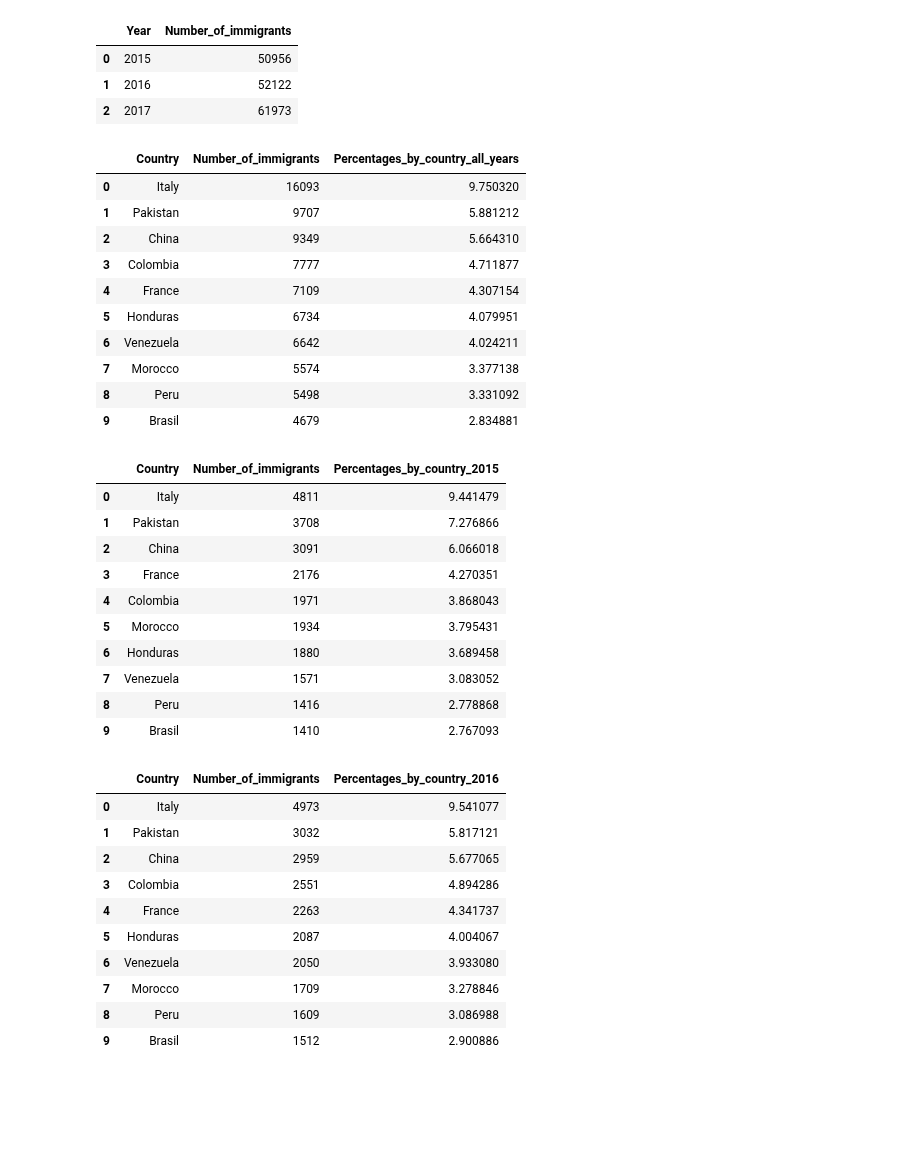
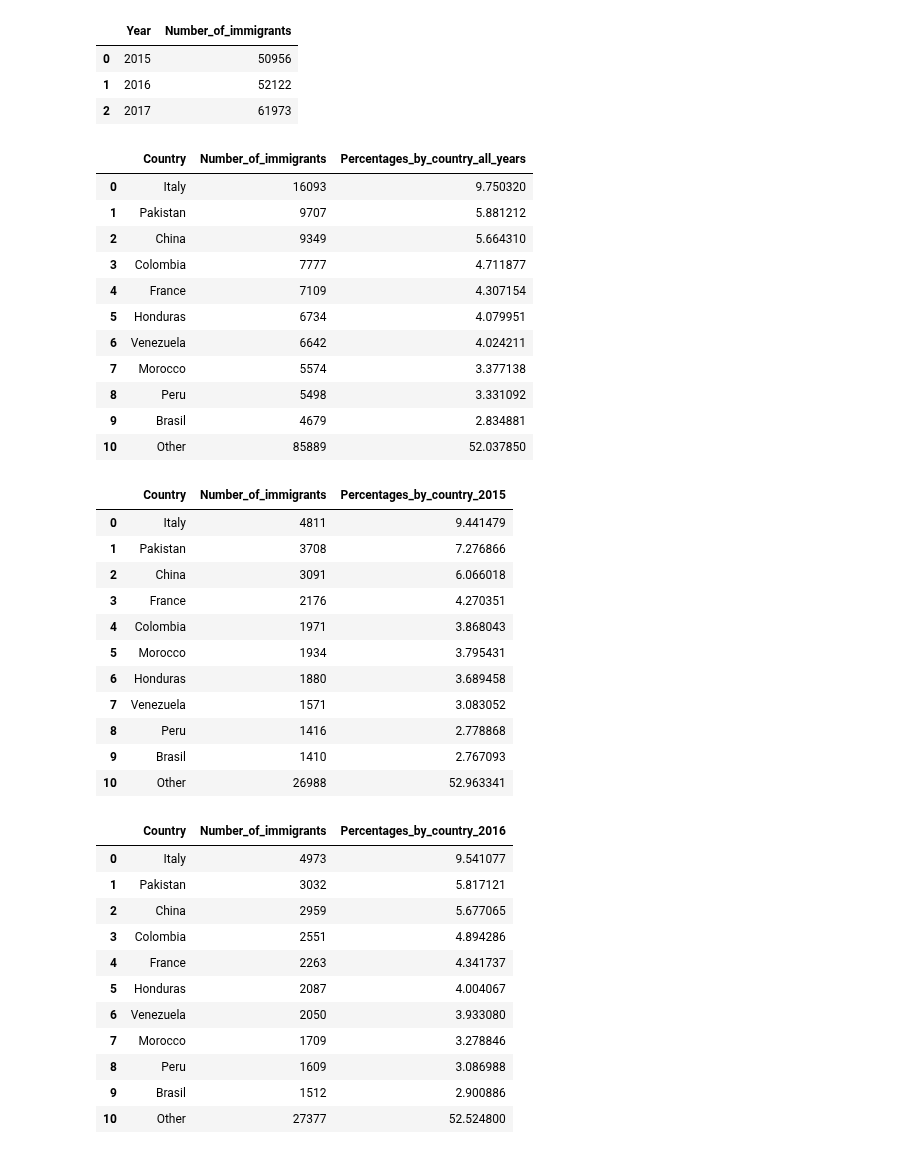
Before and after one commit to ta-data-bcn/Project-Week-2-Barcelona, a Jupyter notebook: your-project/immigrants_by_nationalities.ipynb, the cells around one changed output. Cells and saved outputs as stored; diff of their text form; code cells hidden in the pictures; blank space fills up the shorter version.

Commit message:
After inserting tables to the database

```diff
--- a/your-project/immigrants_by_nationalities.ipynb
+++ b/your-project/immigrants_by_nationalities.ipynb
@@ -423,27 +423,28 @@ increase_in_immigrantes
 | 2 | 2017 | 61973 |
 # %%
 # To create a table that shows the percentage of immigrants from the top 10 countries in the three years combined (2015, 2016 & 2017)
-percentages_by_country_all_years = pd.DataFrame({'Country': ['Italy', 'Pakistan', 'China', 'Colombia', 'France', 'Honduras', 'Venezuela', 'Morocco', 'Peru', 'Brasil'],
-                                                 'Number_of_immigrants': [italy_all_sum[0], pakistan_all_sum[0], china_all_sum[0], colombia_all_sum[0], france_all_sum[0], honduras_all_sum[0], venezuela_all_sum[0], morocco_all_sum[0], peru_all_sum[0], brasil_all_sum[0]],
-                                                 'Percentages_by_country_all_years': [percentage_italy_all[0], percentage_pakistan_all[0], percentage_china_all[0], percentage_colombia_all[0], percentage_france_all[0], percentage_honduras_all[0], percentage_venezuela_all[0], percentage_morocco_all[0], percentage_peru_all[0], percentage_brasil_all[0]]})
+percentages_by_country_all_years = pd.DataFrame({'Country': ['Italy', 'Pakistan', 'China', 'Colombia', 'France', 'Honduras', 'Venezuela', 'Morocco', 'Peru', 'Brasil', 'Other'],
+                                                 'Number_of_immigrants': [italy_all_sum[0], pakistan_all_sum[0], china_all_sum[0], colombia_all_sum[0], france_all_sum[0], honduras_all_sum[0], venezuela_all_sum[0], morocco_all_sum[0], peru_all_sum[0], brasil_all_sum[0], 85889],
+                                                 'Percentages_by_country_all_years': [percentage_italy_all[0], percentage_pakistan_all[0], percentage_china_all[0], percentage_colombia_all[0], percentage_france_all[0], percentage_honduras_all[0], percentage_venezuela_all[0], percentage_morocco_all[0], percentage_peru_all[0], percentage_brasil_all[0], 52.03785]})
 percentages_by_country_all_years
 # %% [output]
 |  | Country | Number_of_immigrants | Percentages_by_country_all_years |
 | 0 | Italy | 16093 | 9.750320 |
 | 1 | Pakistan | 9707 | 5.881212 |
 | 2 | China | 9349 | 5.664310 |
 | 3 | Colombia | 7777 | 4.711877 |
 | 4 | France | 7109 | 4.307154 |
 | 5 | Honduras | 6734 | 4.079951 |
 | 6 | Venezuela | 6642 | 4.024211 |
 | 7 | Morocco | 5574 | 3.377138 |
 | 8 | Peru | 5498 | 3.331092 |
 | 9 | Brasil | 4679 | 2.834881 |
+| 10 | Other | 85889 | 52.037850 |
 # %%
 # To create a table that shows the percentage of immigrants from the top 10 countries in 2015.
-percentages_by_country_2015 = pd.DataFrame({'Country': ['Italy', 'Pakistan', 'China', 'France', 'Colombia', 'Morocco', 'Honduras', 'Venezuela', 'Peru', 'Brasil'],
-                                                 'Number_of_immigrants': [italy_15_sum[0], pakistan_15_sum[0], china_15_sum[0], france_15_sum[0], colombia_15_sum[0], morocco_15_sum[0], honduras_15_sum[0], venezuela_15_sum[0], peru_15_sum[0], brasil_15_sum[0]],
-                                                 'Percentages_by_country_2015': [percentage_italy_2015[0], percentage_pakistan_2015[0], percentage_china_2015[0], percentage_france_2015[0], percentage_colombia_2015[0], percentage_morocco_2015[0], percentage_honduras_2015[0], percentage_venezuela_2015[0], percentage_peru_2015[0], percentage_brasil_2015[0]]})
+percentages_by_country_2015 = pd.DataFrame({'Country': ['Italy', 'Pakistan', 'China', 'France', 'Colombia', 'Morocco', 'Honduras', 'Venezuela', 'Peru', 'Brasil', 'Other'],
+                                                 'Number_of_immigrants': [italy_15_sum[0], pakistan_15_sum[0], china_15_sum[0], france_15_sum[0], colombia_15_sum[0], morocco_15_sum[0], honduras_15_sum[0], venezuela_15_sum[0], peru_15_sum[0], brasil_15_sum[0], 26988],
+                                                 'Percentages_by_country_2015': [percentage_italy_2015[0], percentage_pakistan_2015[0], percentage_china_2015[0], percentage_france_2015[0], percentage_colombia_2015[0], percentage_morocco_2015[0], percentage_honduras_2015[0], percentage_venezuela_2015[0], percentage_peru_2015[0], percentage_brasil_2015[0], 52.963341]})
 
 percentages_by_country_2015
 # %% [output]
@@ -458,11 +459,12 @@ percentages_by_country_2015
 | 7 | Venezuela | 1571 | 3.083052 |
 | 8 | Peru | 1416 | 2.778868 |
 | 9 | Brasil | 1410 | 2.767093 |
+| 10 | Other | 26988 | 52.963341 |
 # %%
 # To create a table that shows the percentage of immigrants from the top 10 countries in 2016.
-percentages_by_country_2016 = pd.DataFrame({'Country': ['Italy', 'Pakistan', 'China', 'Colombia', 'France', 'Honduras', 'Venezuela', 'Morocco', 'Peru', 'Brasil'],
-                                                 'Number_of_immigrants': [italy_16_sum[0], pakistan_16_sum[0], china_16_sum[0], colombia_16_sum[0], france_16_sum[0], honduras_16_sum[0], venezuela_16_sum[0], morocco_16_sum[0], peru_16_sum[0], brasil_16_sum[0]],
-                                                 'Percentages_by_country_2016': [percentage_italy_2016[0], percentage_pakistan_2016[0], percentage_china_2016[0], percentage_colombia_2016[0], percentage_france_2016[0], percentage_honduras_2016[0], percentage_venezuela_2016[0],percentage_morocco_2016[0], percentage_peru_2016[0], percentage_brasil_2016[0]]})
+percentages_by_country_2016 = pd.DataFrame({'Country': ['Italy', 'Pakistan', 'China', 'Colombia', 'France', 'Honduras', 'Venezuela', 'Morocco', 'Peru', 'Brasil', 'Other'],
+                                                 'Number_of_immigrants': [italy_16_sum[0], pakistan_16_sum[0], china_16_sum[0], colombia_16_sum[0], france_16_sum[0], honduras_16_sum[0], venezuela_16_sum[0], morocco_16_sum[0], peru_16_sum[0], brasil_16_sum[0], 27377],
+                                                 'Percentages_by_country_2016': [percentage_italy_2016[0], percentage_pakistan_2016[0], percentage_china_2016[0], percentage_colombia_2016[0], percentage_france_2016[0], percentage_honduras_2016[0], percentage_venezuela_2016[0],percentage_morocco_2016[0], percentage_peru_2016[0], percentage_brasil_2016[0], 52.5248]})
 
 percentages_by_country_2016
 # %% [output]
@@ -477,5 +479,6 @@ percentages_by_country_2016
 | 7 | Morocco | 1709 | 3.278846 |
 | 8 | Peru | 1609 | 3.086988 |
 | 9 | Brasil | 1512 | 2.900886 |
+| 10 | Other | 27377 | 52.524800 |
 # %%
 # To create a table that shows the percentage of immigrants from the top 10 countries in 2017.
```
Also changed, not shown: parts of 6 cells of this notebook, 1 other file.
